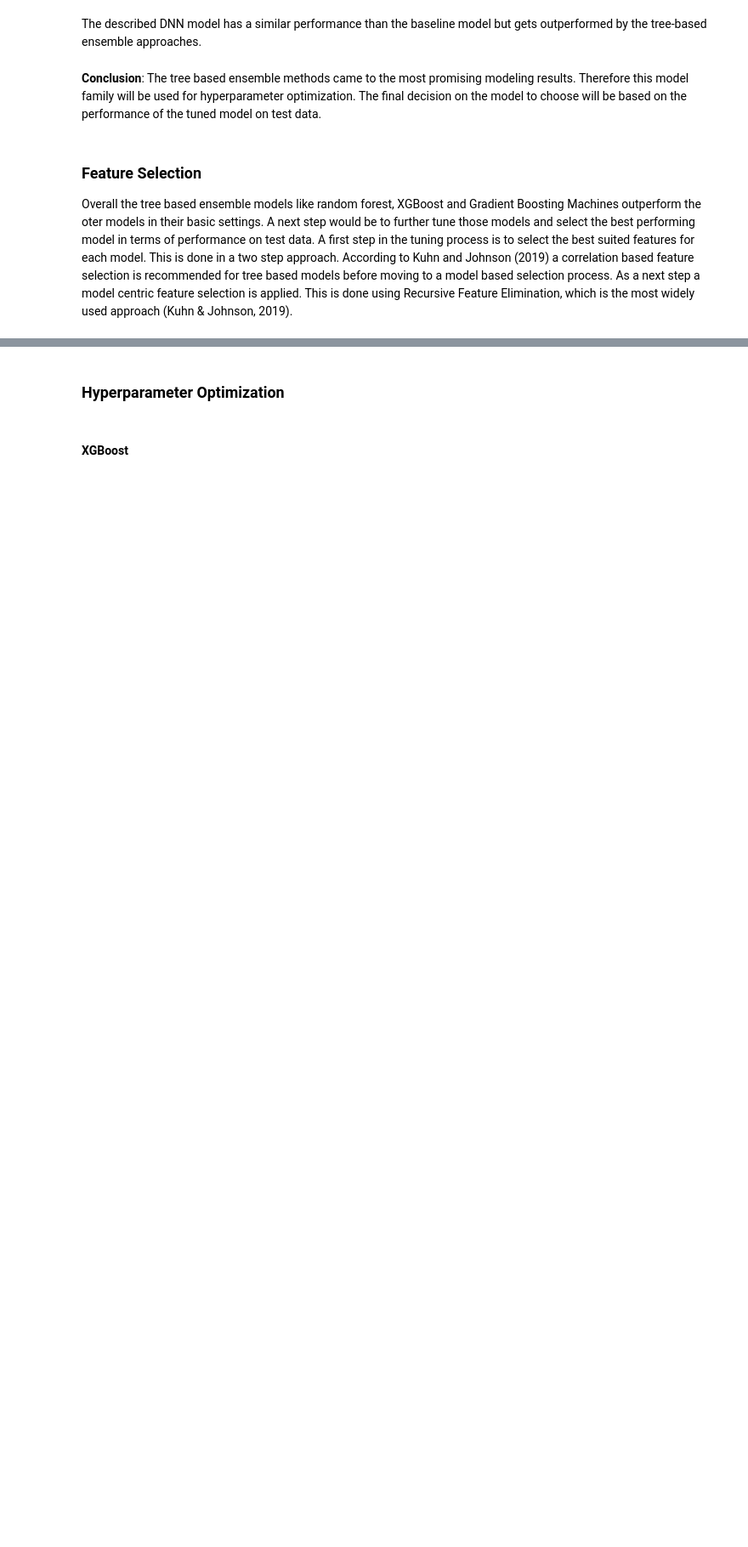
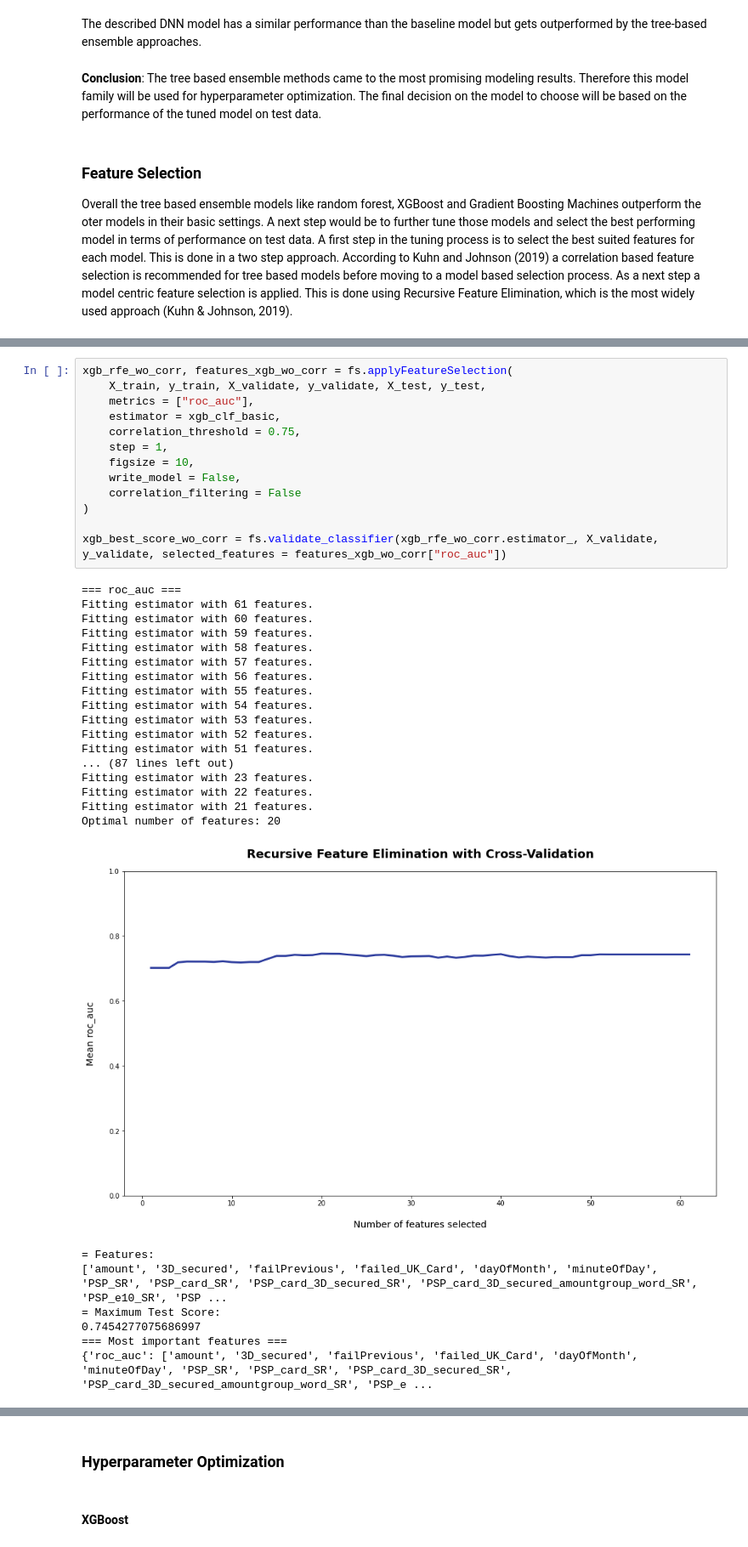
Before and after one commit to TNMayer/IU_DLMDSME01, a Jupyter notebook: 03_Modeling.ipynb, the cells around one changed output, grey strips where cells are left out. Shown at 85% size. Saved outputs shown, nothing was run; the diff lists cells and outputs as text; blank space fills up the shorter version.

```diff
--- a/03_Modeling.ipynb
+++ b/03_Modeling.ipynb
@@ -489 +392,39 @@ Optimal number of features: 15
+# %%
+xgb_rfe_wo_corr, features_xgb_wo_corr = fs.applyFeatureSelection(
+    X_train, y_train, X_validate, y_validate, X_test, y_test,
+    metrics = ["roc_auc"],
+    estimator = xgb_clf_basic,
+    correlation_threshold = 0.75,
+    step = 1,
+    figsize = 10,
+    write_model = False,
+    correlation_filtering = False
+)
+
+xgb_best_score_wo_corr = fs.validate_classifier(xgb_rfe_wo_corr.estimator_, X_validate, y_validate, selected_features = features_xgb_wo_corr["roc_auc"])
+# %% [output]
+=== roc_auc ===
+Fitting estimator with 61 features.
+Fitting estimator with 60 features.
+Fitting estimator with 59 features.
+Fitting estimator with 58 features.
+Fitting estimator with 57 features.
+Fitting estimator with 56 features.
+Fitting estimator with 55 features.
+Fitting estimator with 54 features.
+Fitting estimator with 53 features.
+Fitting estimator with 52 features.
+Fitting estimator with 51 features.
+... (87 lines left out)
+Fitting estimator with 23 features.
+Fitting estimator with 22 features.
+Fitting estimator with 21 features.
+Optimal number of features: 20
+[figure, added]
+= Features:
+['amount', '3D_secured', 'failPrevious', 'failed_UK_Card', 'dayOfMonth', 'minuteOfDay', 'PSP_SR', 'PSP_card_SR', 'PSP_card_3D_secured_SR', 'PSP_card_3D_secured_amountgroup_word_SR', 'PSP_e10_SR', 'PSP ...
+= Maximum Test Score:
+0.7454277075686997
+=== Most important features ===
+{'roc_auc': ['amount', '3D_secured', 'failPrevious', 'failed_UK_Card', 'dayOfMonth', 'minuteOfDay', 'PSP_SR', 'PSP_card_SR', 'PSP_card_3D_secured_SR', 'PSP_card_3D_secured_amountgroup_word_SR', 'PSP_e ...
 # %% [markdown]
```
Also changed, not shown: parts of 33 cells of this notebook, 7 other files.
